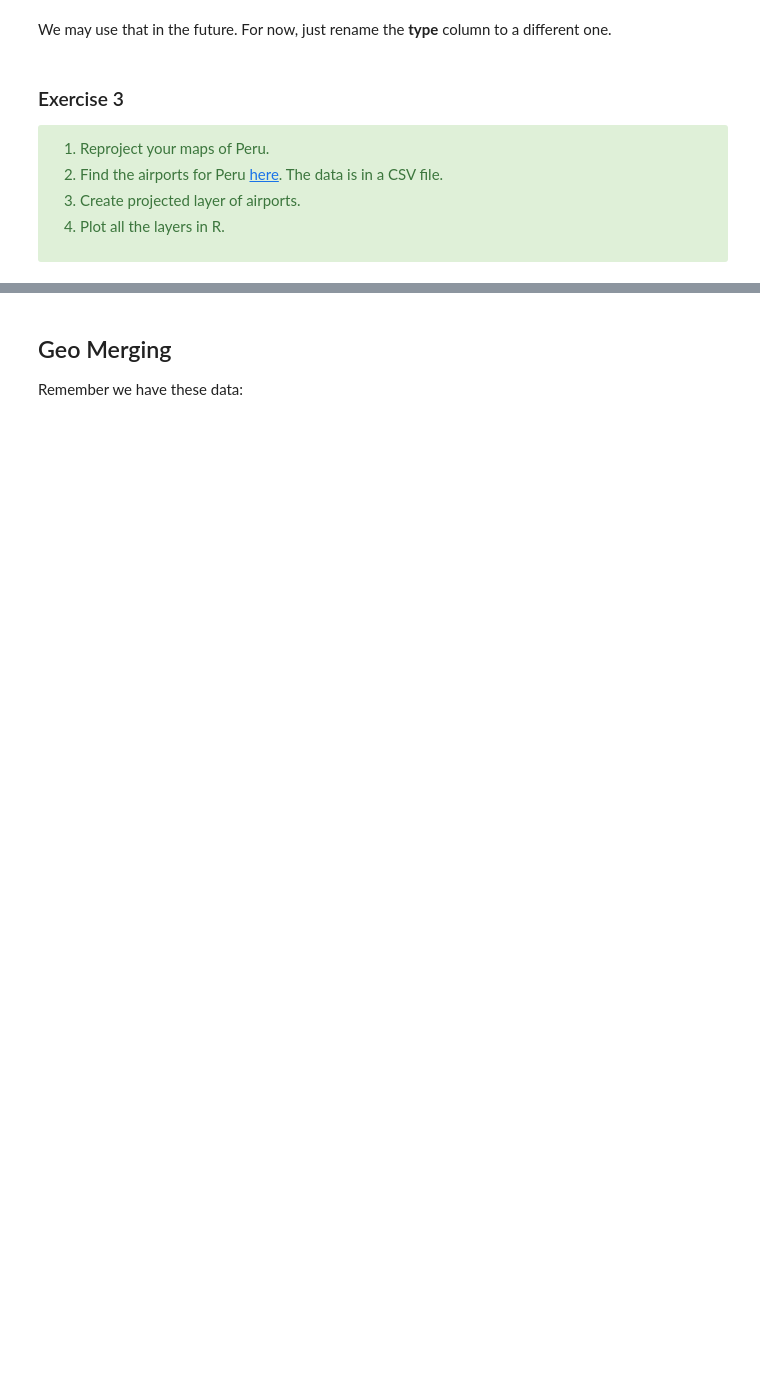
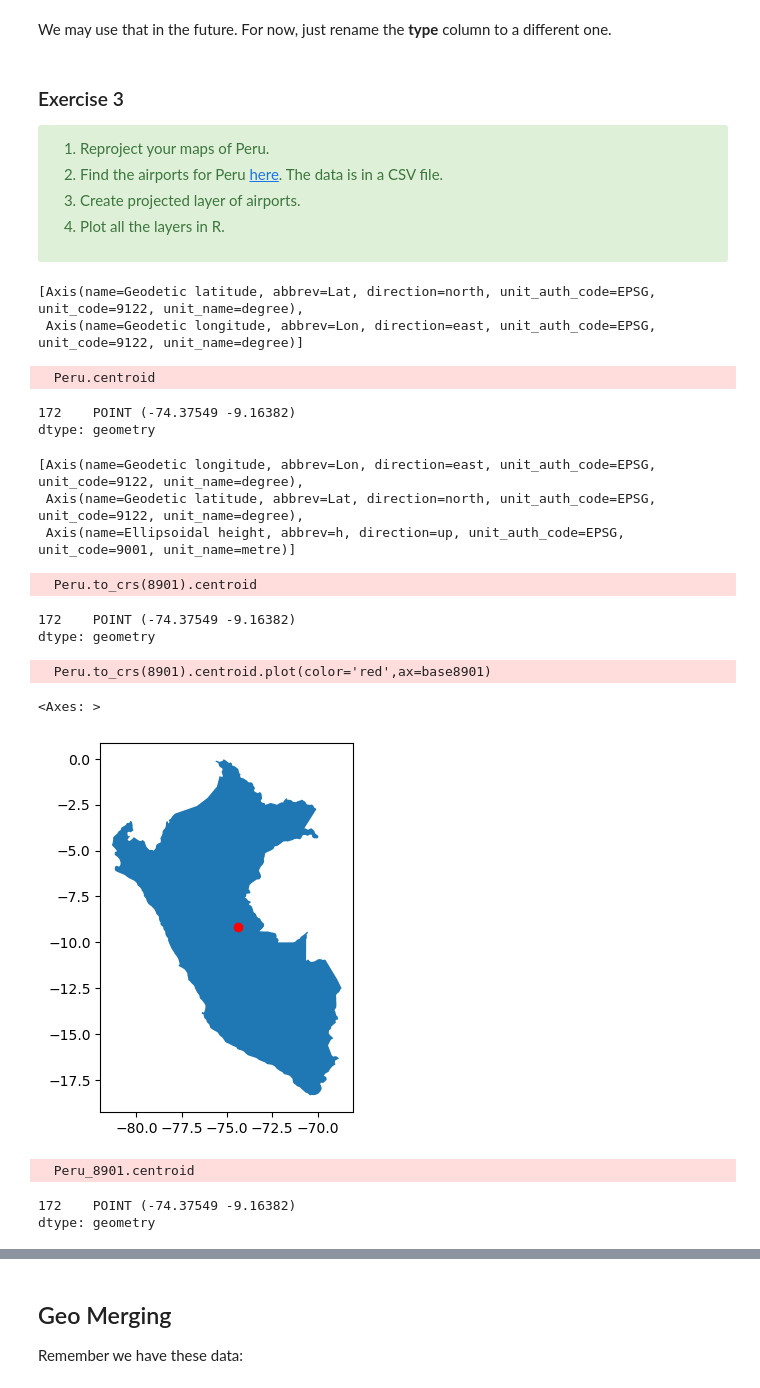
Before and after one commit to steph1112/introgeodf, a Jupyter notebook: Tarea 2 ASIES.ipynb, the cells around one changed output, grey strips where cells are left out. Cells and saved outputs as stored; diff of their text form; code cells hidden in the pictures; blank space fills up the shorter version.

```diff
--- a/Tarea 2 ASIES.ipynb
+++ b/Tarea 2 ASIES.ipynb
@@ -364,3 +549,39 @@ airports_5641.to_file(os.path.join("maps","brazilMaps_5641.gpkg"), layer='airpor
 4. Plot all the layers in R.
 
 </div>
+# %%
+# check units
+Peru.crs.axis_info
+# %% [output]
+[Axis(name=Geodetic latitude, abbrev=Lat, direction=north, unit_auth_code=EPSG, unit_code=9122, unit_name=degree),
+ Axis(name=Geodetic longitude, abbrev=Lon, direction=east, unit_auth_code=EPSG, unit_code=9122, unit_name=degree)]
+# %%
+# centroid 8901
+Peru.centroid
+# %% [output]
+  Peru.centroid
+172    POINT (-74.37549 -9.16382)
+dtype: geometry
+# %%
+# recommended for Brazil (meters)
+Peru.to_crs(8901).crs.axis_info
+# %% [output]
+[Axis(name=Geodetic longitude, abbrev=Lon, direction=east, unit_auth_code=EPSG, unit_code=9122, unit_name=degree),
+ Axis(name=Geodetic latitude, abbrev=Lat, direction=north, unit_auth_code=EPSG, unit_code=9122, unit_name=degree),
+ Axis(name=Ellipsoidal height, abbrev=h, direction=up, unit_auth_code=EPSG, unit_code=9001, unit_name=metre)]
+# %%
+# now this works
+Peru.to_crs(8901).centroid
+# %% [output]
+  Peru.to_crs(8901).centroid
+172    POINT (-74.37549 -9.16382)
+dtype: geometry
+# %%
+# replotting:
+
+base8901=Peru.to_crs(8901).plot()
+Peru.to_crs(8901).centroid.plot(color='red',ax=base8901)
+# %% [output]
+  Peru.to_crs(8901).centroid.plot(color='red',ax=base8901)
+<Axes: >
+[figure, added]
@@ -366,0 +601,6 @@ airports_5641.to_file(os.path.join("maps","brazilMaps_5641.gpkg"), layer='airpor
+# %%
+Peru_8901.centroid
+# %% [output]
+  Peru_8901.centroid
+172    POINT (-74.37549 -9.16382)
+dtype: geometry
```
Also changed, not shown: parts of 82 cells of this notebook, 17 other files.
